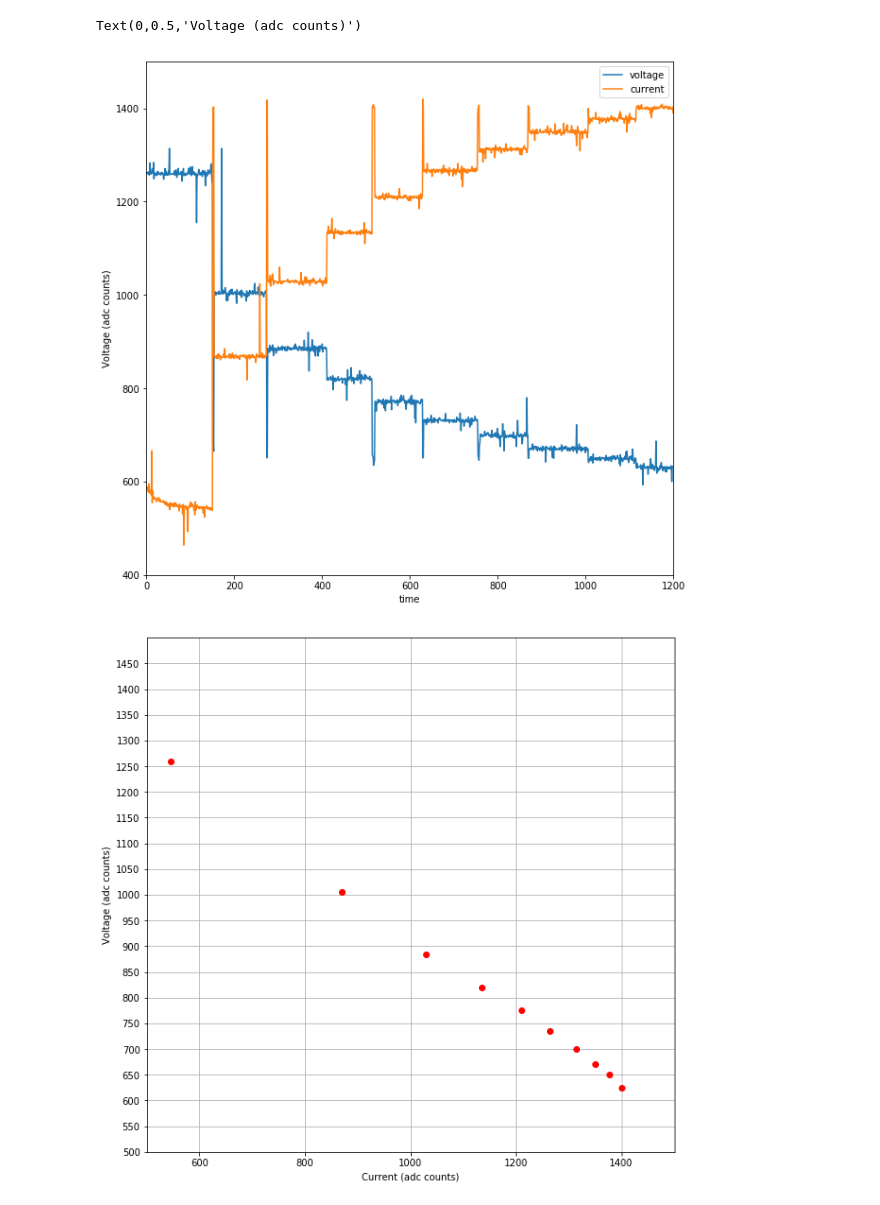
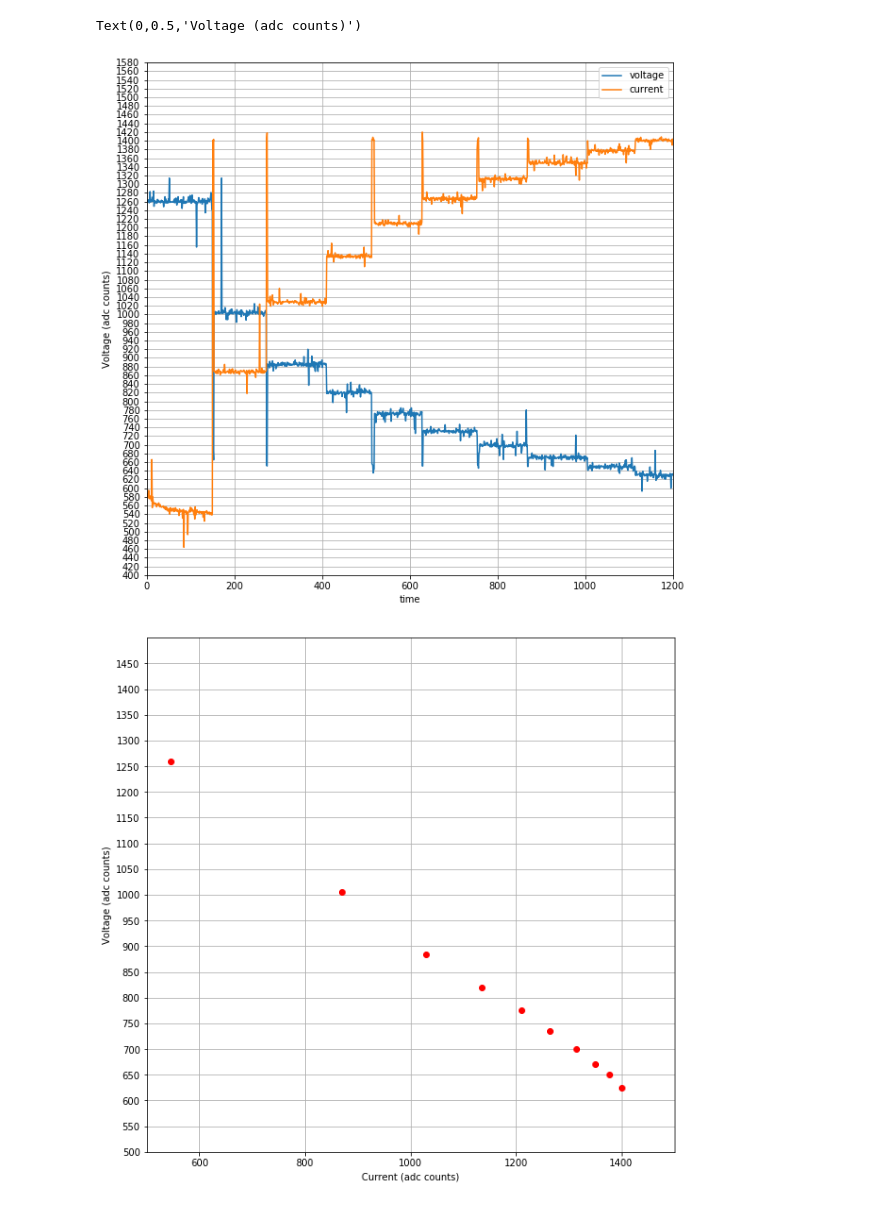
Before and after one commit to edgecollective/four-probe, a Jupyter notebook: analysis/four-probe.ipynb, the cells around one changed output. Drawn from its saved outputs; the diff is of its cells as text; code cells hidden in the pictures.

```diff
--- a/analysis/four-probe.ipynb
+++ b/analysis/four-probe.ipynb
@@ -5,21 +5,21 @@ import matplotlib.pyplot as plt
 # %%
 df=pd.read_csv('data.csv',header=None)
 x=df[0]
 y=df[1]
 plt.plot(x,label='voltage')
 plt.plot(y,label='current')
 plt.axis([0,1200,400,1500])
 plt.legend()
-#plt.yticks(np.arange(400,1600,20.0))
-#plt.grid()
+plt.yticks(np.arange(400,1600,20.0))
+plt.grid()
 fig=plt.gcf()
 #fig.set_size_inches(20, 20)
 fig.set_size_inches(10,10)
 plt.xlabel('time')
 plt.ylabel('Voltage (adc counts)')
 # %% [output]
 Text(0,0.5,'Voltage (adc counts)')
-[figure, old version]
+[figure, new version]
 # %%
 df=pd.read_csv('adc_out.csv')
 x=df['I'];y=df['V']
```
Also changed, not shown: parts of 62 cells of this notebook, 4 other files.
